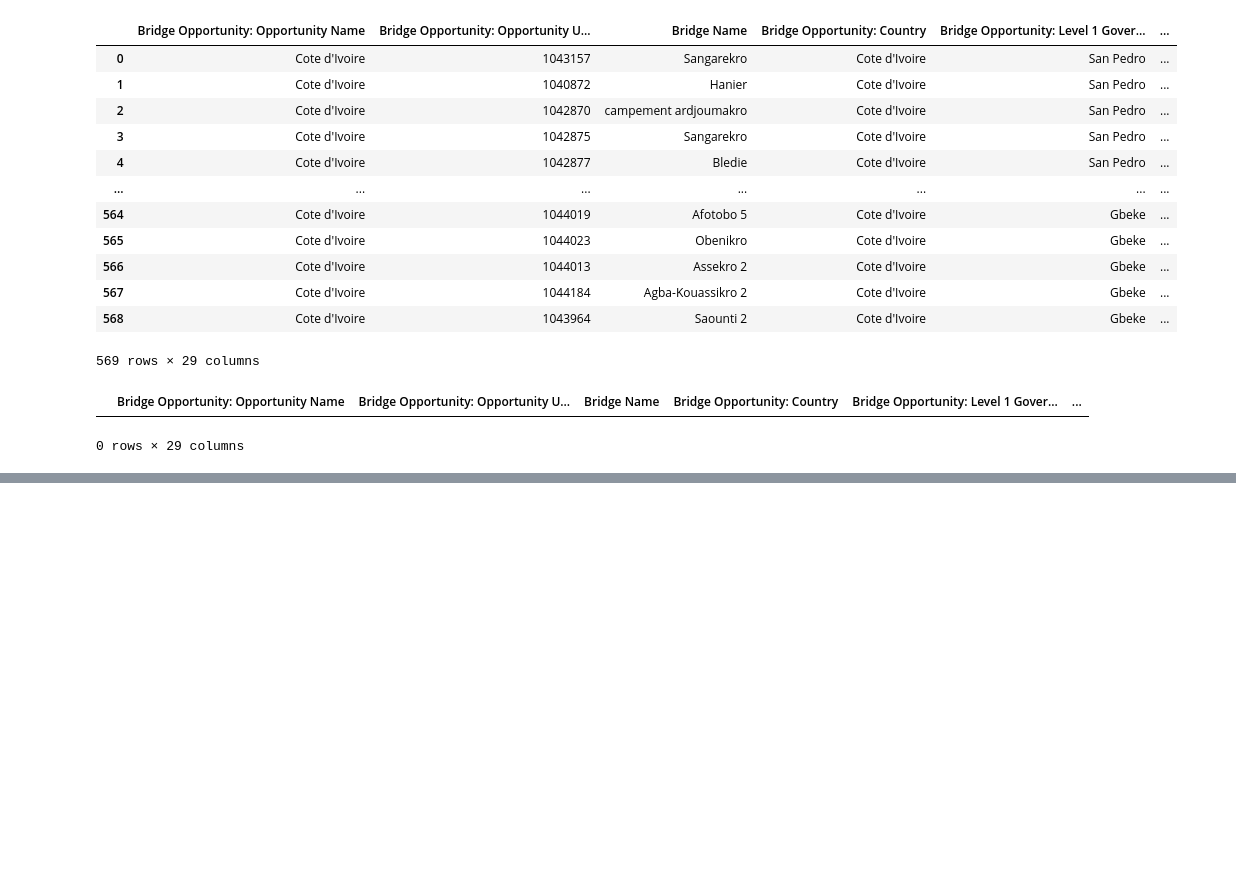
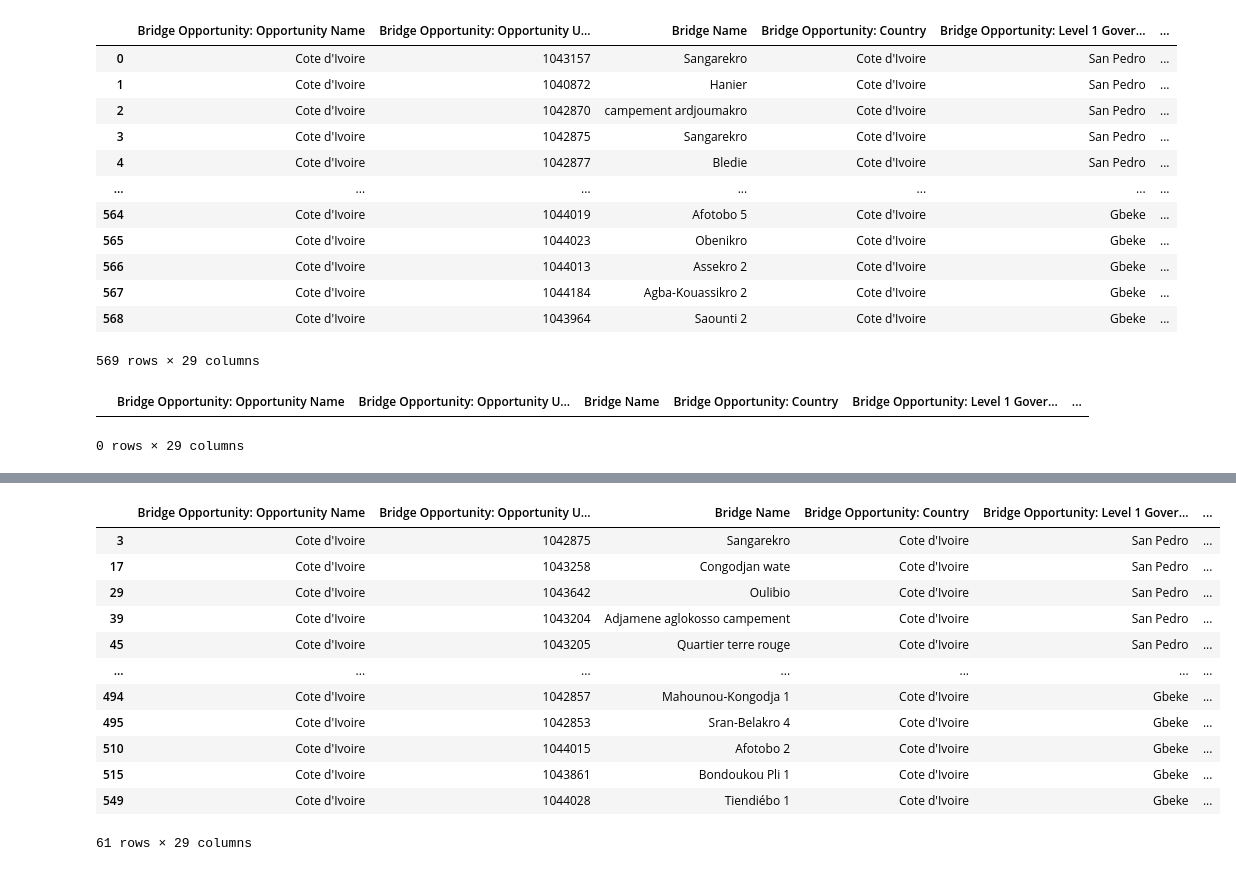
Before and after one commit to bridgestoprosperity/civ-map, a Jupyter notebook: working.ipynb, the cells around one changed output, grey strips where cells are left out. Drawn from its saved outputs; the diff is of its cells as text; code cells hidden in the pictures; blank space fills up the shorter version.

Commit message:
updated filters and legend

```diff
--- a/working.ipynb
+++ b/working.ipynb
@@ -42,3 +42,7 @@ gdf.to_file('./home/data/civ-assessments-v5.geojson', driver='GeoJSON')
 # %%
 # save to csv
 gdf.to_csv('./home/data/civ-assessments-v5.csv')
+# %%
+# read './data/civ-assessments-v5.geojson' ad gdf
+filtergdf = gpd.read_file('./home/data/civ-assessments-v5.geojson', encoding='iso-8859-1')
+filtergdf
@@ -44,0 +63,21 @@ gdf.to_csv('./home/data/civ-assessments-v5.csv')
+# %%
+# convert "River crossing deaths in last 3 years" to int
+filtergdf['River crossing deaths in last 3 years'] = filtergdf['River crossing deaths in last 3 years'].astype(int)
+# %%
+# create a dataframe with rows where "River crossing deaths in last 3 years" is greater than 0
+mgdf = filtergdf[filtergdf['River crossing deaths in last 3 years'] > 0]
+mgdf
+# %% [output]
+|  | Bridge Opportunity: Opportunity Name | Bridge Opportunity: Opportunity U... | Bridge Name | Bridge Opportunity: Country | Bridge Opportunity: Level 1 Gover... | ... |
+| 3 | Cote d'Ivoire | 1042875 | Sangarekro | Cote d'Ivoire | San Pedro | ... |
+| 17 | Cote d'Ivoire | 1043258 | Congodjan wate | Cote d'Ivoire | San Pedro | ... |
+| 29 | Cote d'Ivoire | 1043642 | Oulibio | Cote d'Ivoire | San Pedro | ... |
+| 39 | Cote d'Ivoire | 1043204 | Adjamene aglokosso campement | Cote d'Ivoire | San Pedro | ... |
+| 45 | Cote d'Ivoire | 1043205 | Quartier terre rouge | Cote d'Ivoire | San Pedro | ... |
+| ... | ... | ... | ... | ... | ... | ... |
+| 494 | Cote d'Ivoire | 1042857 | Mahounou-Kongodja 1 | Cote d'Ivoire | Gbeke | ... |
+| 495 | Cote d'Ivoire | 1042853 | Sran-Belakro 4 | Cote d'Ivoire | Gbeke | ... |
+| 510 | Cote d'Ivoire | 1044015 | Afotobo 2 | Cote d'Ivoire | Gbeke | ... |
+| 515 | Cote d'Ivoire | 1043861 | Bondoukou Pli 1 | Cote d'Ivoire | Gbeke | ... |
+| 549 | Cote d'Ivoire | 1044028 | Tiendiébo 1 | Cote d'Ivoire | Gbeke | ... |
+61 rows × 29 columns
```
Also changed, not shown: parts of 4 cells of this notebook, 5 other files.
